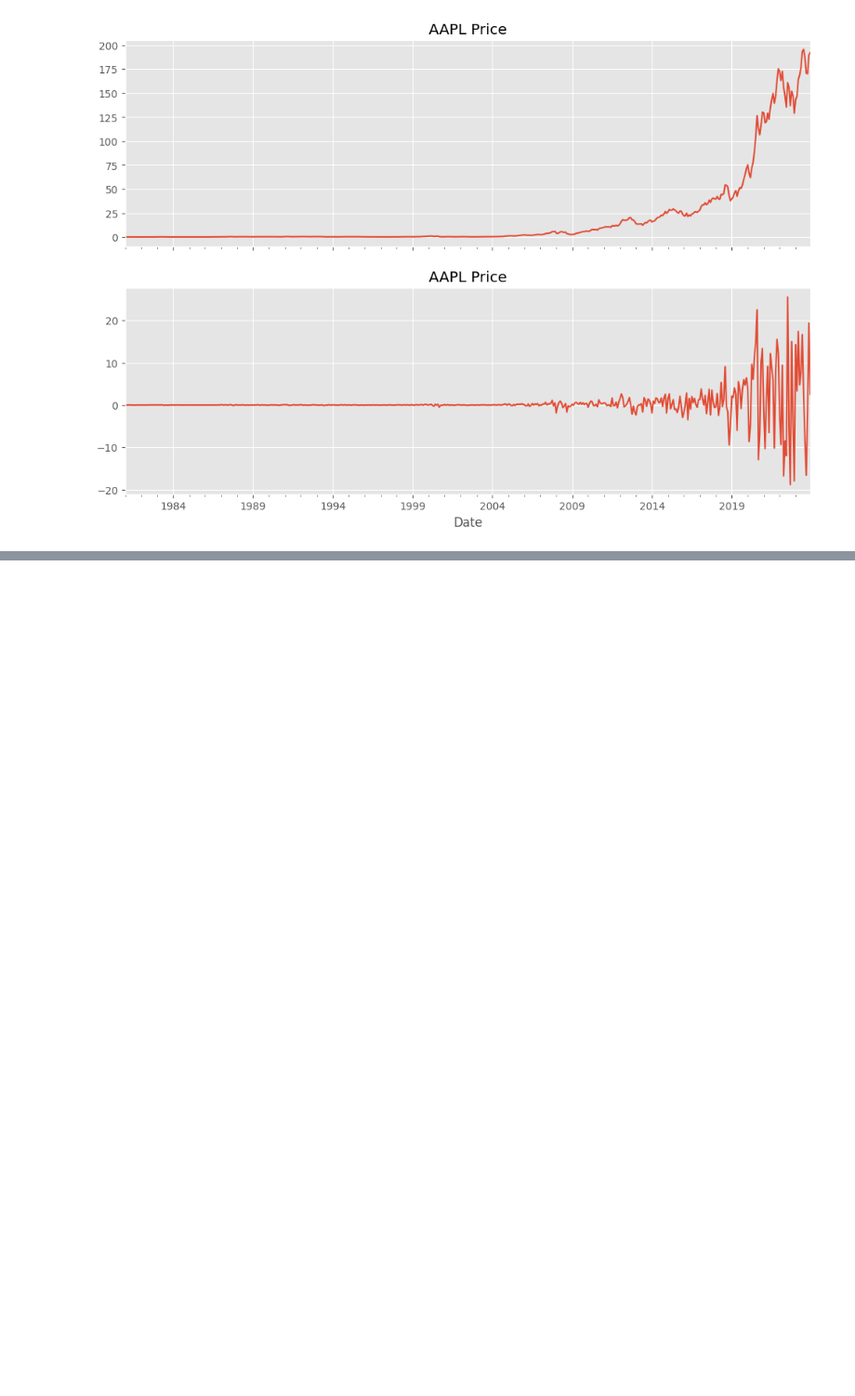
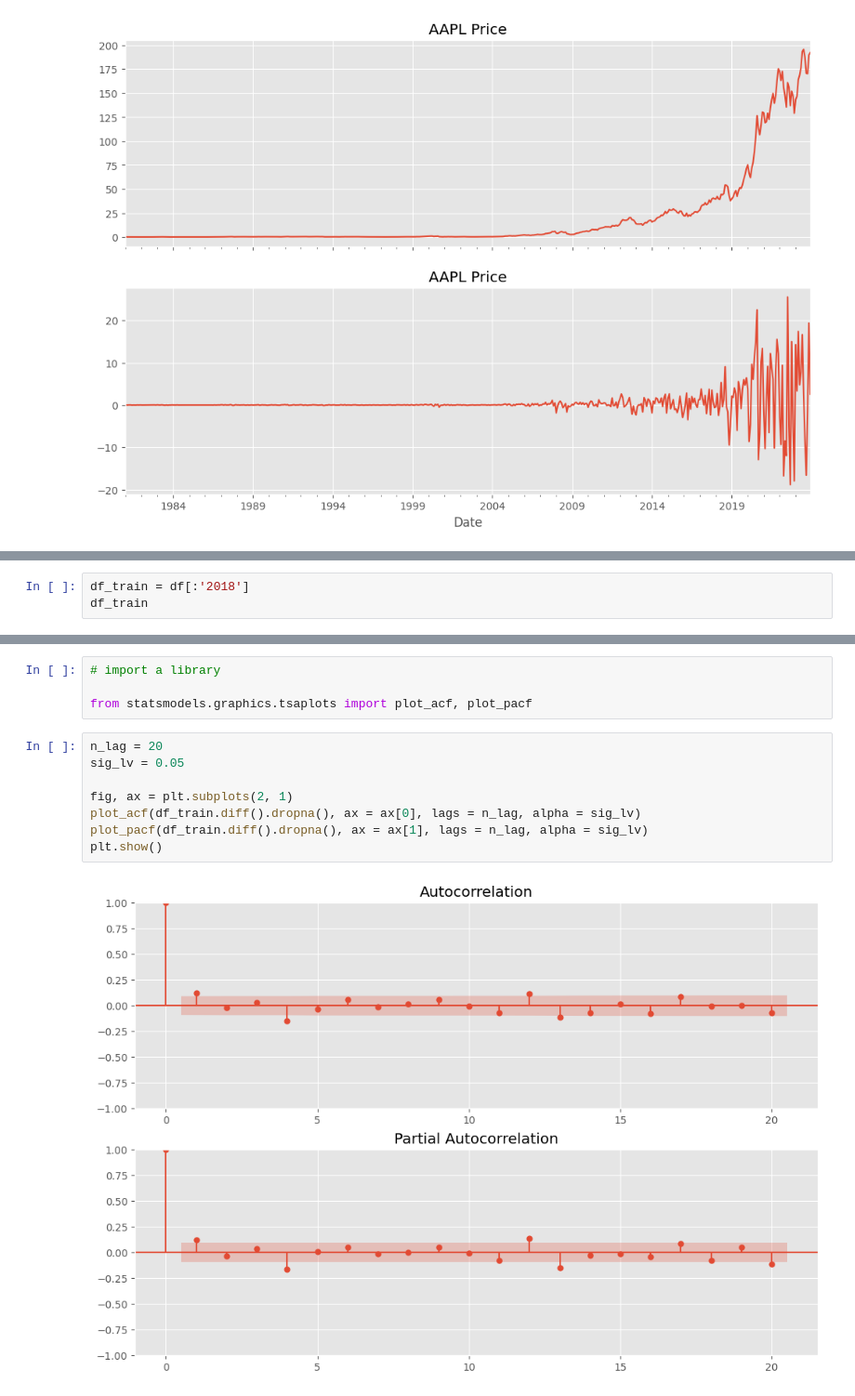
Before and after one commit to pNatTueku/basicPython, a Jupyter notebook: basic_time_series_04.ipynb, the cells around one changed output, grey strips where cells are left out. Shown at 93% size. Drawn from its saved outputs; the diff is of its cells as text; blank space fills up the shorter version.

```diff
--- a/basic_time_series_04.ipynb
+++ b/basic_time_series_04.ipynb
@@ -196,0 +214,3 @@ plt.show()
+# %%
+df_train = df[:'2018']
+df_train
@@ -196,0 +303,14 @@ plt.show()
+# %%
+# import a library
+
+from statsmodels.graphics.tsaplots import plot_acf, plot_pacf
+# %%
+n_lag = 20
+sig_lv = 0.05
+
+fig, ax = plt.subplots(2, 1)
+plot_acf(df_train.diff().dropna(), ax = ax[0], lags = n_lag, alpha = sig_lv)
+plot_pacf(df_train.diff().dropna(), ax = ax[1], lags = n_lag, alpha = sig_lv)
+plt.show()
+# %% [output]
+[figure, added]
```
Also changed, not shown: parts of 21 cells of this notebook.
